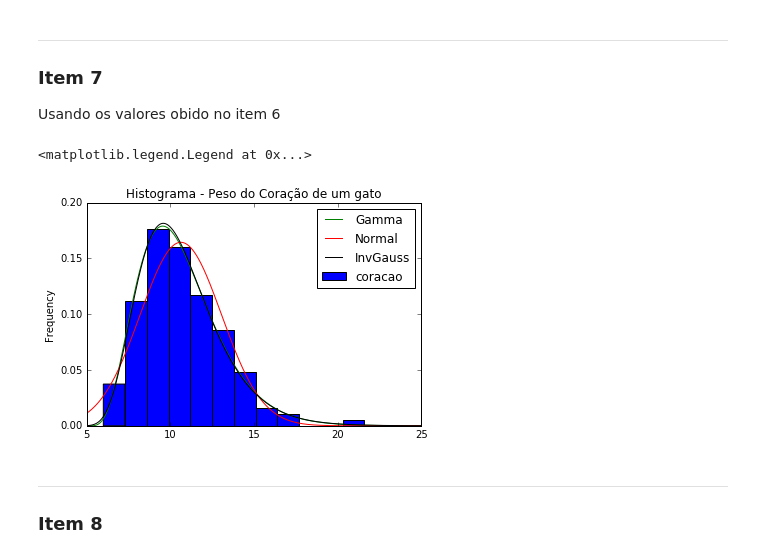
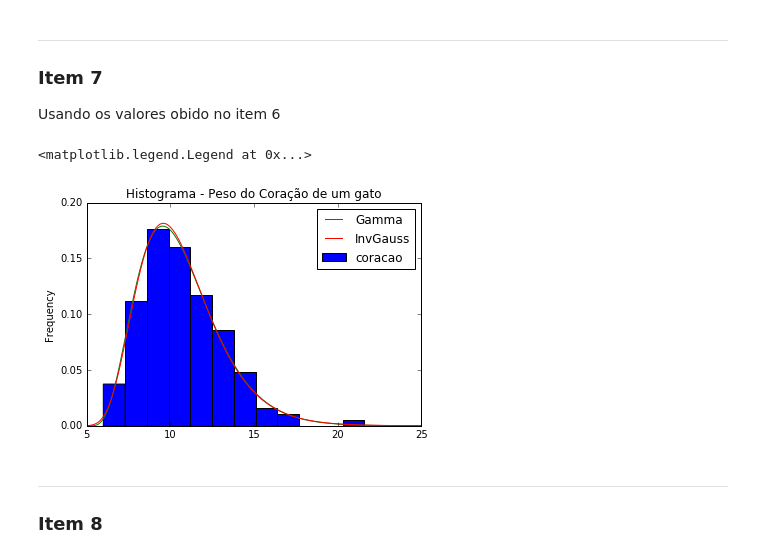
Before and after one commit to decoejz/CD, a Jupyter notebook: MiniProjeto1/mini_projeto_1.ipynb, the cells around one changed output. Drawn from its saved outputs; the diff is of its cells as text; code cells hidden in the pictures.

```diff
--- a/MiniProjeto1/mini_projeto_1.ipynb
+++ b/MiniProjeto1/mini_projeto_1.ipynb
@@ -157,8 +154,3 @@ ___
-# %%
-param_normal = stats.norm.fit(pesos)
-
-media = param_normal[0]
-desv_pad = param_normal[1]
 # %% [markdown]
 #### Para a curva gama:
 # %%
@@ -182,22 +174,20 @@ Usando os valores obido no item 6
 # %%
 x = np.linspace(5, 25, 10000)
 
 loc = param_gama[0]
 
 gato.coracao.plot.hist(bins=faixa,title='Histograma - Peso do Coração de um gato',normed=True)
-normal = stats.norm.pdf(x, scale=desv_pad, loc=media)
 gamma = stats.gamma.pdf(x, scale=teta_gama, loc=loc_gama, a=k_gama)
 gauss = stats.invgauss.pdf(x, scale=scale_gauss, loc=loc_gauss, mu=mu_gauss)
 
 
 plt.plot(x, gamma, '-', color='green', label="Gamma") # Plota a gamma teórica
-plt.plot(x, normal, '-', color='red', label="Normal") # Plota a normal teórica
-plt.plot(x, gauss, '-', color='k', label="InvGauss") # Plota a invgauss teórica
+plt.plot(x, gauss, '-', color='red', label="InvGauss") # Plota a invgauss teórica
 
 plt.legend()
 # %% [output]
 <matplotlib.legend.Legend at 0x...>
-[figure, old version]
+[figure, new version]
 # %% [markdown]
 ___
 ### Item 8
```
Also changed, not shown: parts of 19 cells of this notebook.
